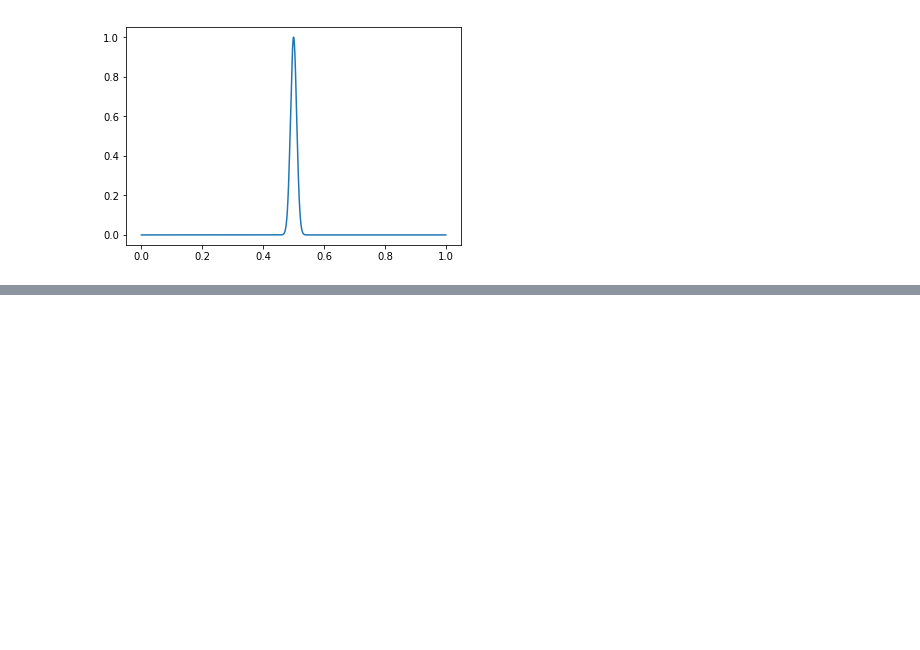
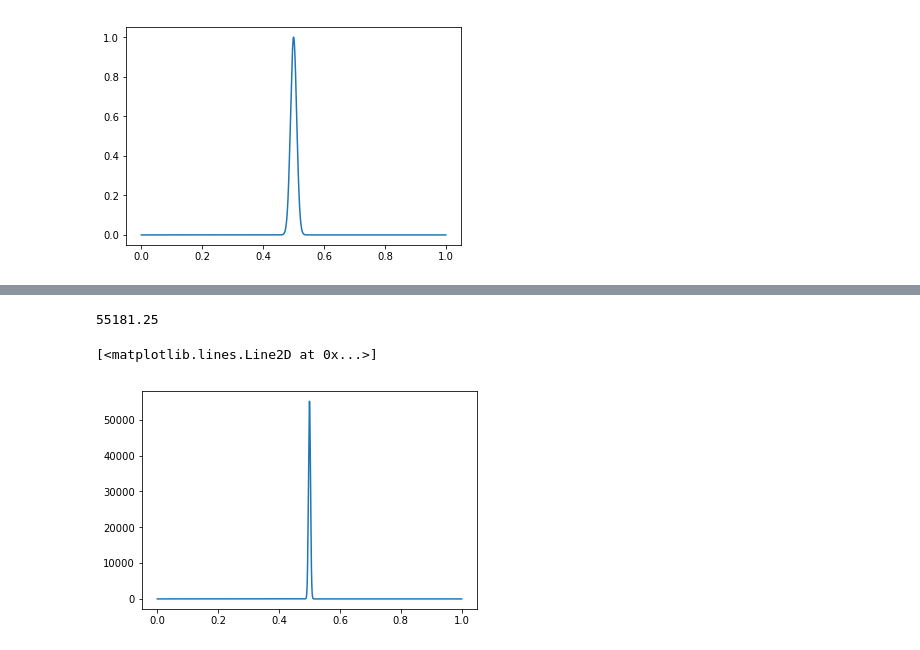
Before and after one commit to facdo/PiezoMEMS, a Jupyter notebook: calculations/code_test.ipynb, the cells around one changed output, grey strips where cells are left out. Cells and saved outputs as stored; diff of their text form; code cells hidden in the pictures; blank space fills up the shorter version.

```diff
--- a/calculations/code_test.ipynb
+++ b/calculations/code_test.ipynb
@@ -80,0 +98,8 @@ plt.plot(t,p)
+# %%
+stress_curve = car.stress_vector(N, multiple_axis=False)
+print(max(stress_curve[1]))
+plt.plot(*stress_curve)
+# %% [output]
+55181.25
+[<matplotlib.lines.Line2D at 0x...>]
+[figure, added]
```
Also changed, not shown: parts of 7 cells of this notebook, 1 other file.
